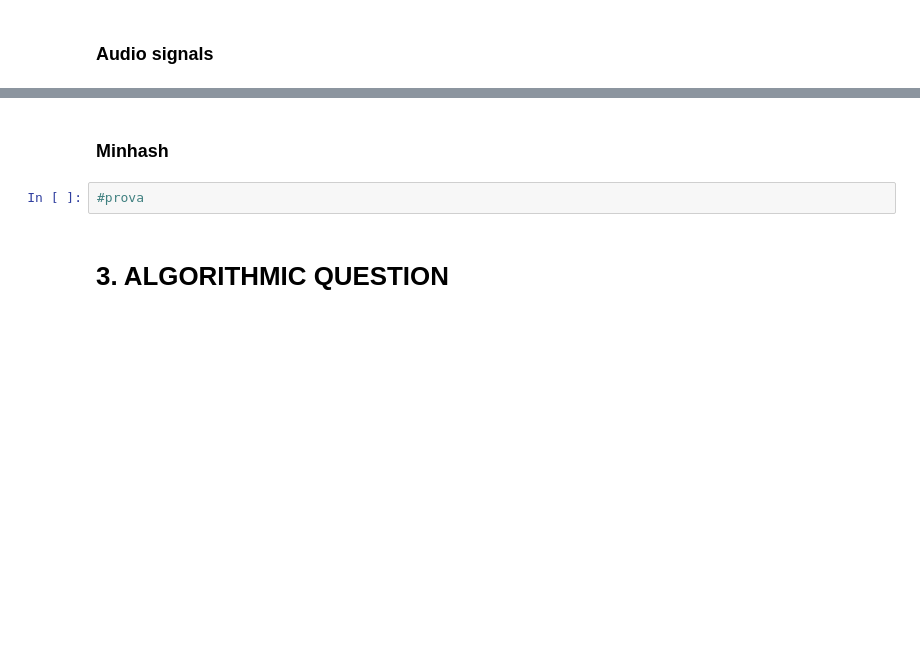
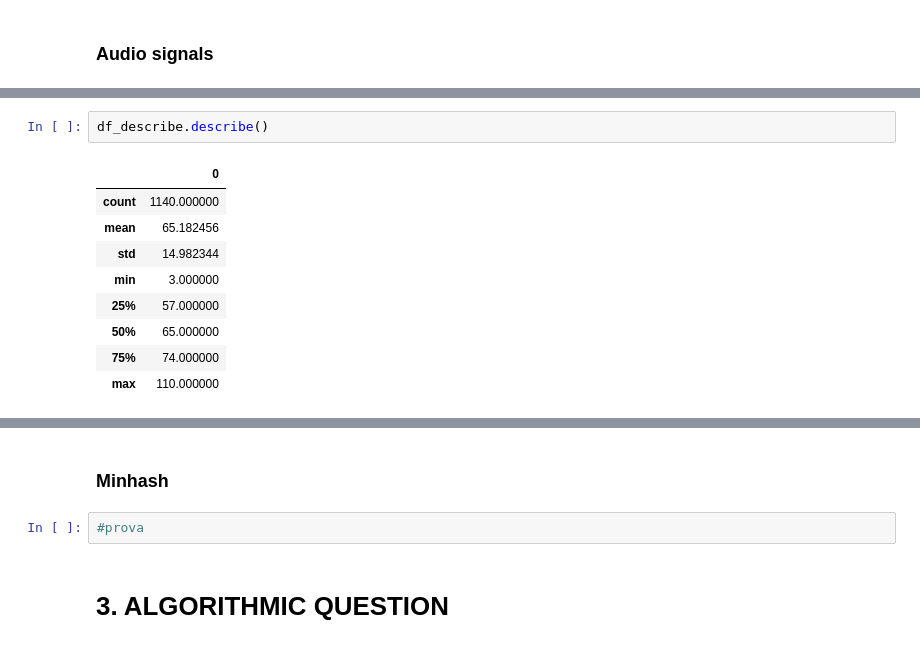
Before and after one commit to PliniLeonardo/ADM_HW4, a Jupyter notebook: homework4.ipynb, the cells around one changed output, grey strips where cells are left out. Saved outputs shown, nothing was run; the diff lists cells and outputs as text; blank space fills up the shorter version.

```diff
--- a/homework4.ipynb
+++ b/homework4.ipynb
@@ -55,0 +52,12 @@ NameError: name 'tracks' is not defined
+# %%
+df_describe.describe()
+# %% [output]
+|  | 0 |
+| count | 1140.000000 |
+| mean | 65.182456 |
+| std | 14.982344 |
+| min | 3.000000 |
+| 25% | 57.000000 |
+| 50% | 65.000000 |
+| 75% | 74.000000 |
+| max | 110.000000 |
```
Also changed, not shown: parts of 12 cells of this notebook, 1 other file.
